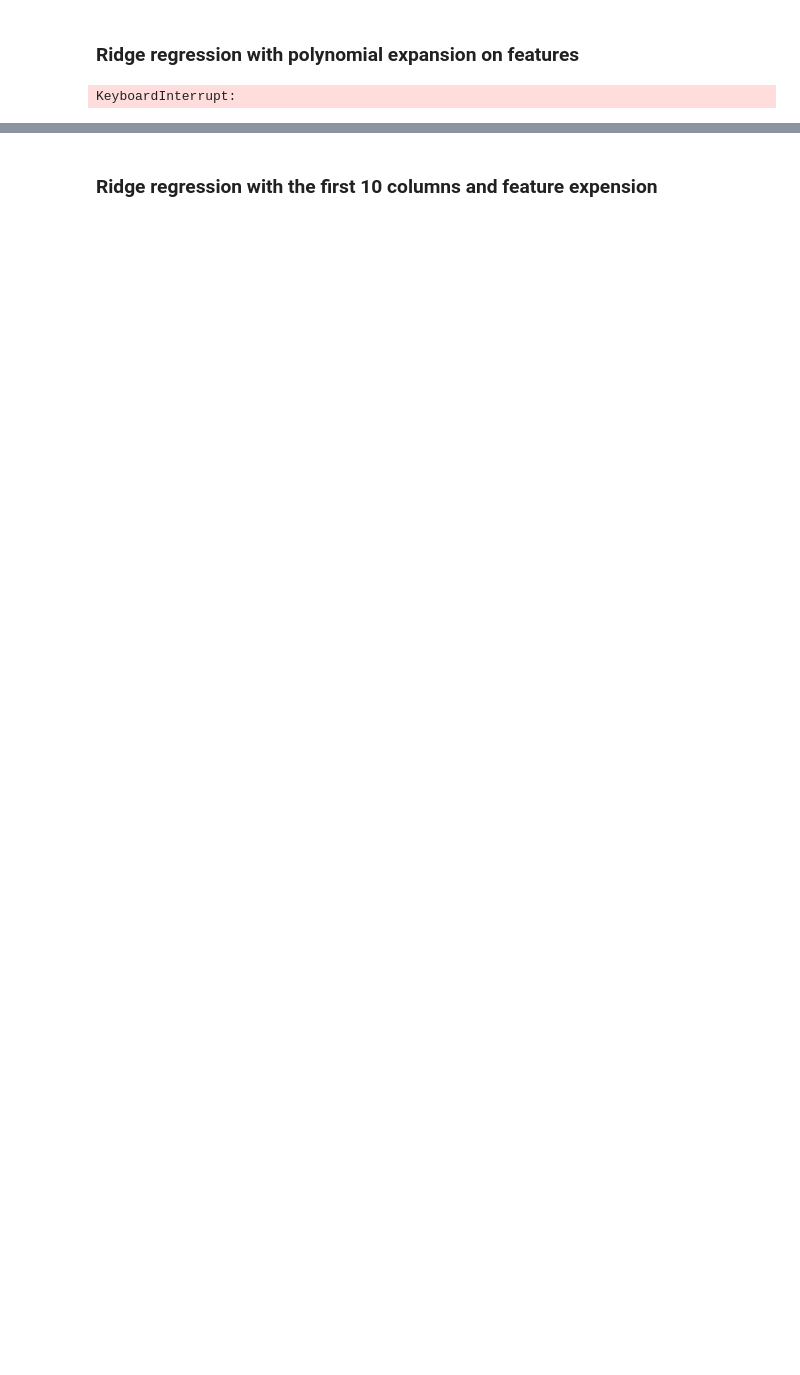
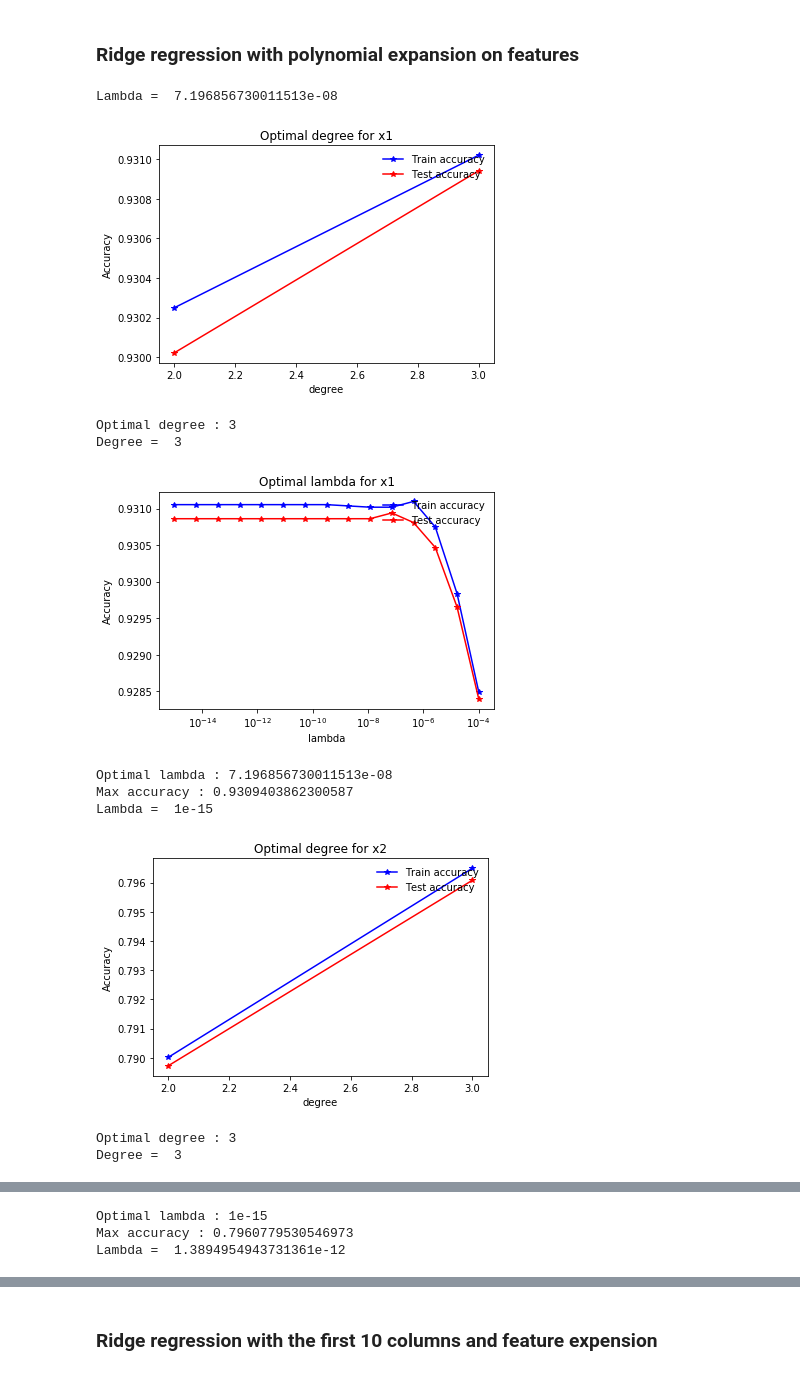
Before and after one commit to jlabhard/ML_course, a Jupyter notebook: projects/project1/scripts/project1.ipynb, the cells around one changed output, grey strips where cells are left out. Cells and saved outputs as stored; diff of their text form; code cells hidden in the pictures; blank space fills up the shorter version.

```diff
--- a/projects/project1/scripts/project1.ipynb
+++ b/projects/project1/scripts/project1.ipynb
@@ -408,9 +396,19 @@ Accuracy for least squares with optimal parameters is : 65.7332 %
 # %% [markdown]
 ### Ridge regression with polynomial expansion on features
 # %%
-d1, l1, g1 = determine_parameter(methods["ridge_regression"], x1_normalized, y[mask1], degrees = np.arange(2, 13), lambdas = np.logspace(-15, -4, 15), name = "x1")
-d2, l2, g2 = determine_parameter(methods["ridge_regression"], x2_normalized, y[mask2], degrees = np.arange(2, 13), lambdas = np.logspace(-15, -4, 15), name = "x2")
-d3, l3, g3 = determine_parameter(methods["ridge_regression"], x3_normalized, y[mask3], degrees = np.arange(2, 13), lambdas = np.logspace(-15, -4, 15), name = "x3")
-d4, l4, g4 = determine_parameter(methods["ridge_regression"], x4_normalized, y[mask4], degrees = np.arange(2, 13), lambdas = np.logspace(-15, -4, 15), name = "x4")
+d1, l1, g1 = determine_parameter(methods["ridge_regression"], x1_normalized, y[mask1], degrees = np.arange(2, 4), lambdas = np.logspace(-15, -4, 15), name = "x1")
+d2, l2, g2 = determine_parameter(methods["ridge_regression"], x2_normalized, y[mask2], degrees = np.arange(2, 4), lambdas = np.logspace(-15, -4, 15), name = "x2")
+d3, l3, g3 = determine_parameter(methods["ridge_regression"], x3_normalized, y[mask3], degrees = np.arange(2, 4), lambdas = np.logspace(-15, -4, 15), name = "x3")
+d4, l4, g4 = determine_parameter(methods["ridge_regression"], x4_normalized, y[mask4], degrees = np.arange(2, 4), lambdas = np.logspace(-15, -4, 15), name = "x4")
 # %% [output]
-KeyboardInterrupt:
+Lambda =  7.196856730011513e-08
+[figure, added]
+Optimal degree : 3
+Degree =  3
+[figure, added]
+Optimal lambda : 7.196856730011513e-08
+Max accuracy : 0.9309403862300587
+Lambda =  1e-15
+[figure, added]
+Optimal degree : 3
+Degree =  3
@@ -416,0 +416,3 @@ KeyboardInterrupt:
+Optimal lambda : 1e-15
+Max accuracy : 0.7960779530546973
+Lambda =  1.3894954943731361e-12
```
Also changed, not shown: parts of 19 cells of this notebook, 1 other file.
